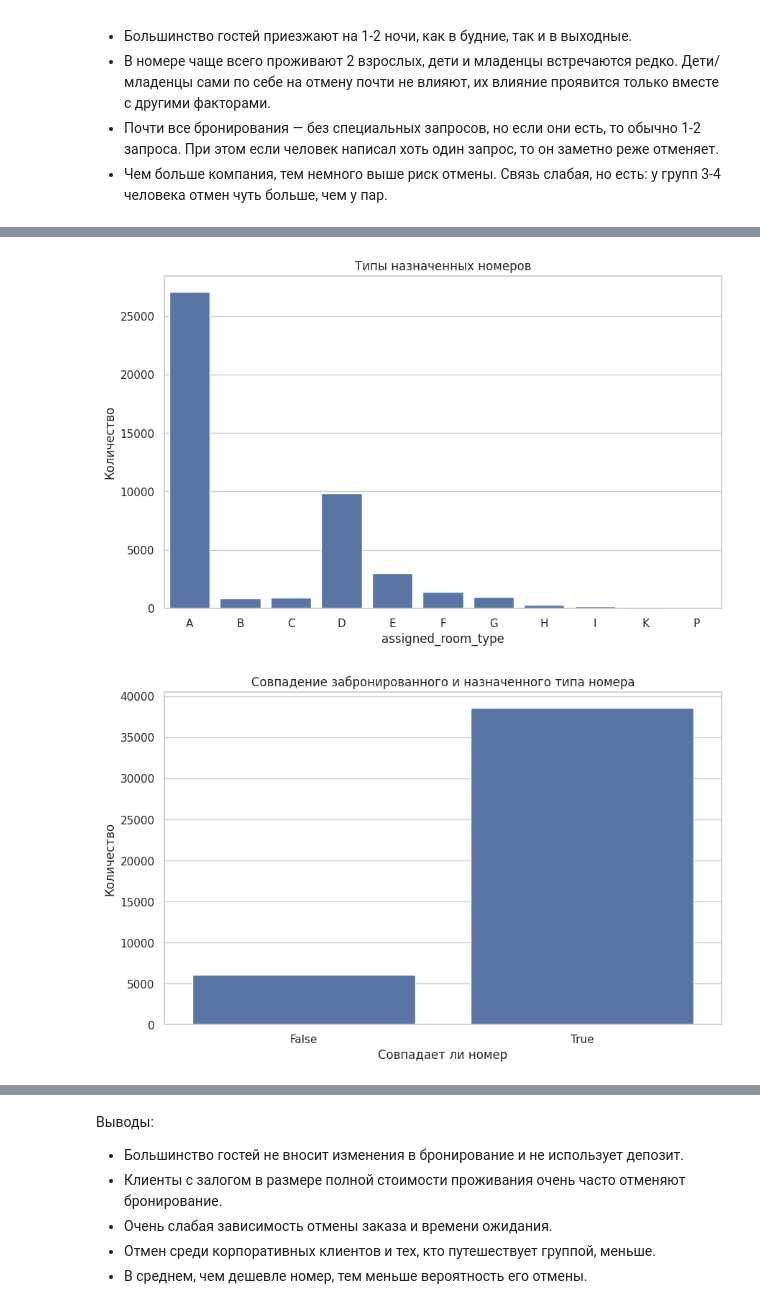
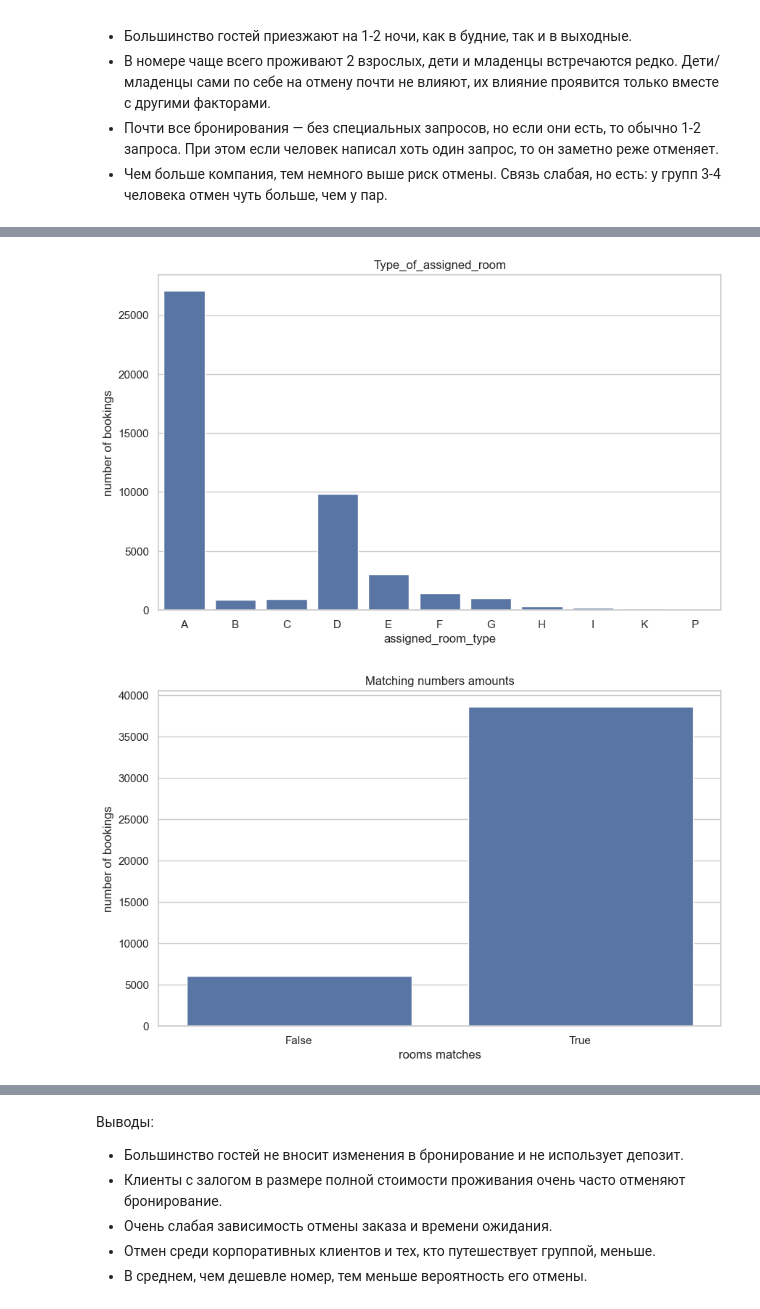
Before and after one commit to NickLitwinow/HSE_ML_Group_Project, a Jupyter notebook: EDA_merged.ipynb, the cells around one changed output, grey strips where cells are left out. Saved outputs shown, nothing was run; the diff lists cells and outputs as text; code cells hidden in the pictures.

```diff
--- a/EDA_merged.ipynb
+++ b/EDA_merged.ipynb
@@ -10,7 +10,7 @@ warnings.simplefilter(action='ignore', category=(FutureWarning, UserWarning))
 
 pd.set_option("display.max_columns", 100)
 # %%
-train = pd.read_csv("train_final_processed.csv")
+train = pd.read_csv("train_final.csv")
 # %%
 train["arrival_date"] = train.apply(
     lambda row: datetime(
@@ -163,6 +163,9 @@ plt.show()
 # %%
 cols = ['stays_in_weekend_nights','stays_in_week_nights','total_nights', 'adults','children','babies','total_guests', 'total_of_special_requests','special_requests_per_guest']
 # %%
+train_2 = pd.read_csv("train_final_processed.csv")
+train[['total_nights', 'total_guests', 'special_requests_per_guest']] = train_2[['total_nights', 'total_guests', 'special_requests_per_guest']]
+
 corr = train[cols + ['is_canceled']].corr(numeric_only=True)
 plt.figure(figsize=(8, 6))
 sns.heatmap(corr, annot=True, fmt='.2f')
@@ -257,6 +260,7 @@ cols = [
 	'distribution_channel',
 	'required_car_parking_spaces'
 ]
+train[['meal', 'country', 'market_segment', 'distribution_channel']] = train_2[['meal', 'country', 'market_segment', 'distribution_channel']]
 # %%
 corr = train[cols + ["is_canceled"]].corr(numeric_only=True)
 plt.figure(figsize=(8, 6))
@@ -326,23 +332,23 @@ plt.show()
 # %%
 plt.figure()
-sns.countplot(data=df, x='assigned_room_type', order=sorted(df['assigned_room_type'].unique()))
+sns.countplot(data=train, x='assigned_room_type', order=sorted(train['assigned_room_type'].unique()))
 plt.title("Type_of_assigned_room")
 plt.xlabel("assigned_room_type")
 plt.ylabel("number of bookings")
 plt.show()
 # %% [output]
-[figure, old version]
+[figure, new version]
 # %%
-df['room_match'] = df['reserved_room_type'] == df['assigned_room_type']
+train['room_match'] = train['reserved_room_type'] == train['assigned_room_type']
 
 plt.figure()
-sns.countplot(data=df, x='room_match')
+sns.countplot(data=train, x='room_match')
 plt.title("Matching numbers amounts")
 plt.xlabel("rooms matches")
 plt.ylabel("number of bookings")
 plt.show()
 # %% [output]
-[figure, old version]
+[figure, new version]
 # %%
 cols = ["booking_changes", "deposit_type", "days_in_waiting_list", "customer_type", "adr"]
 # %%
```
Also changed, not shown: parts of 31 cells of this notebook.
